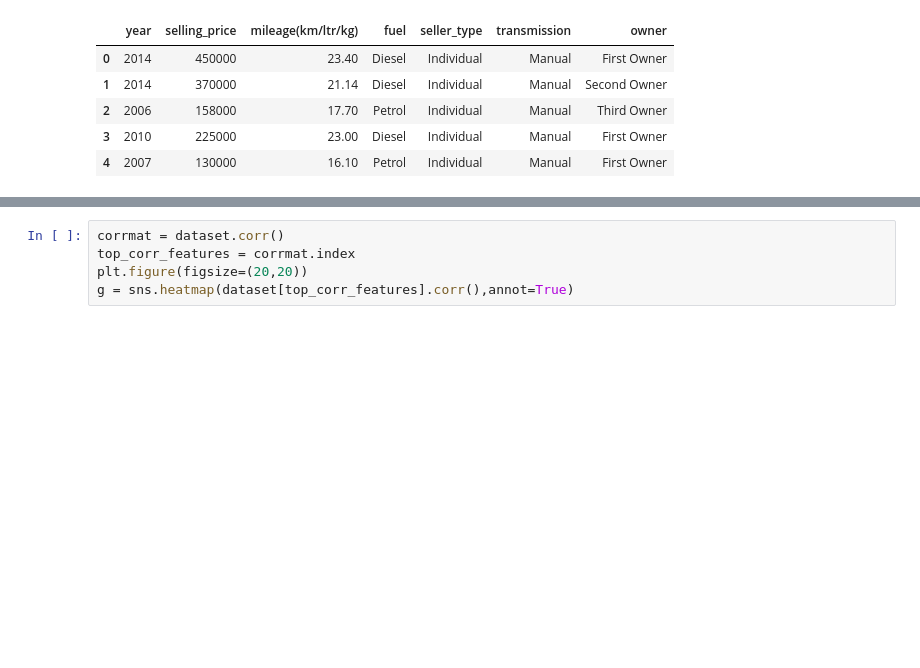
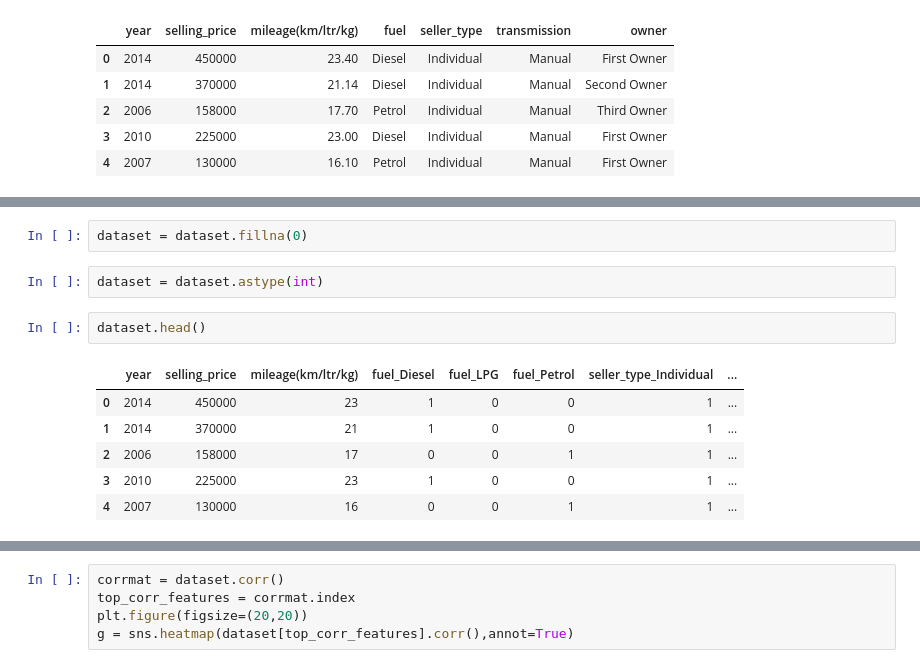
Before and after one commit to PurvaSamar13/Car-Price-analysis, a Jupyter notebook: Car_price.ipynb, the cells around one changed output, grey strips where cells are left out. Cells and saved outputs as stored; diff of their text form; blank space fills up the shorter version.

```diff
--- a/Car_price.ipynb
+++ b/Car_price.ipynb
@@ -147,3 +165,16 @@ dataset.head()
+# %%
+dataset = dataset.fillna(0)
+# %%
+dataset = dataset.astype(int)
+# %%
+dataset.head()
+# %% [output]
+|  | year | selling_price | mileage(km/ltr/kg) | fuel_Diesel | fuel_LPG | fuel_Petrol | seller_type_Individual | ... |
+| 0 | 2014 | 450000 | 23 | 1 | 0 | 0 | 1 | ... |
+| 1 | 2014 | 370000 | 21 | 1 | 0 | 0 | 1 | ... |
+| 2 | 2006 | 158000 | 17 | 0 | 0 | 1 | 1 | ... |
+| 3 | 2010 | 225000 | 23 | 1 | 0 | 0 | 1 | ... |
+| 4 | 2007 | 130000 | 16 | 0 | 0 | 1 | 1 | ... |
 # %%
 dataset.corr()
 # %% [output]
```
Also changed, not shown: parts of 5 cells of this notebook.
